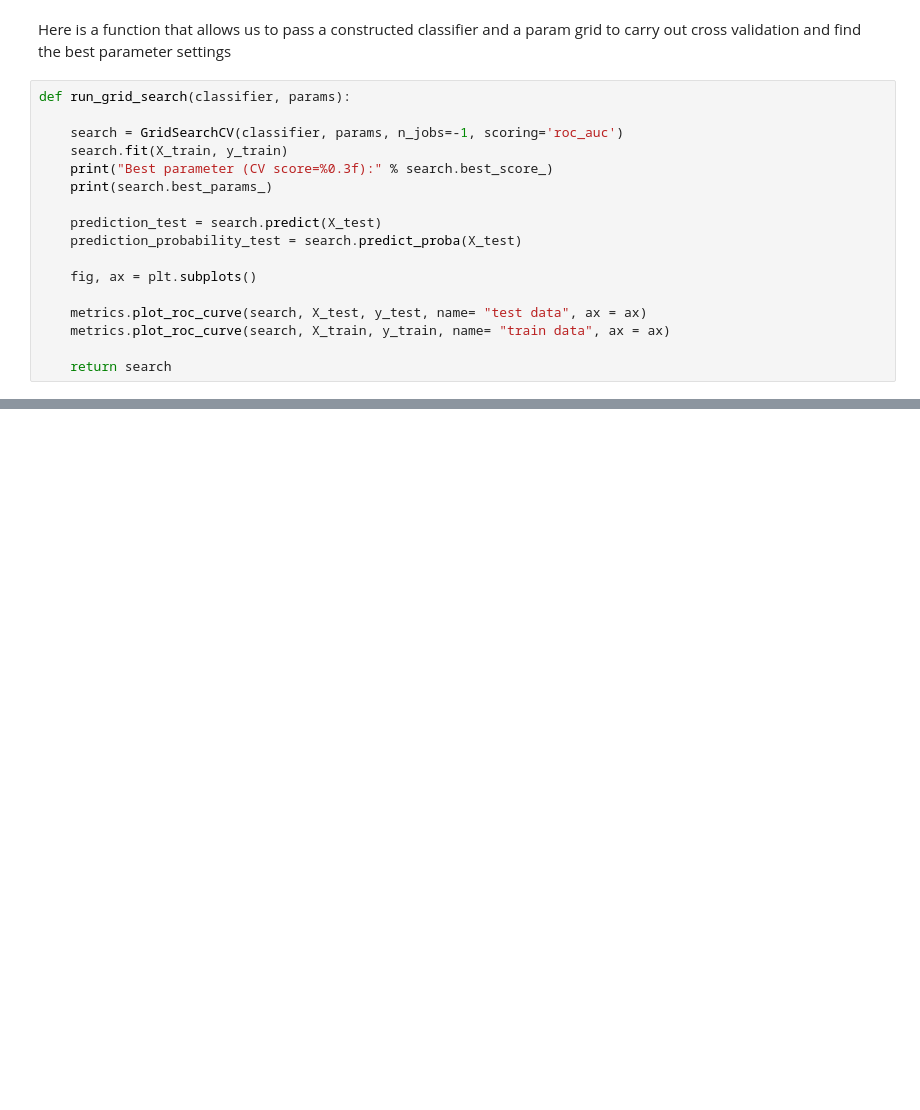
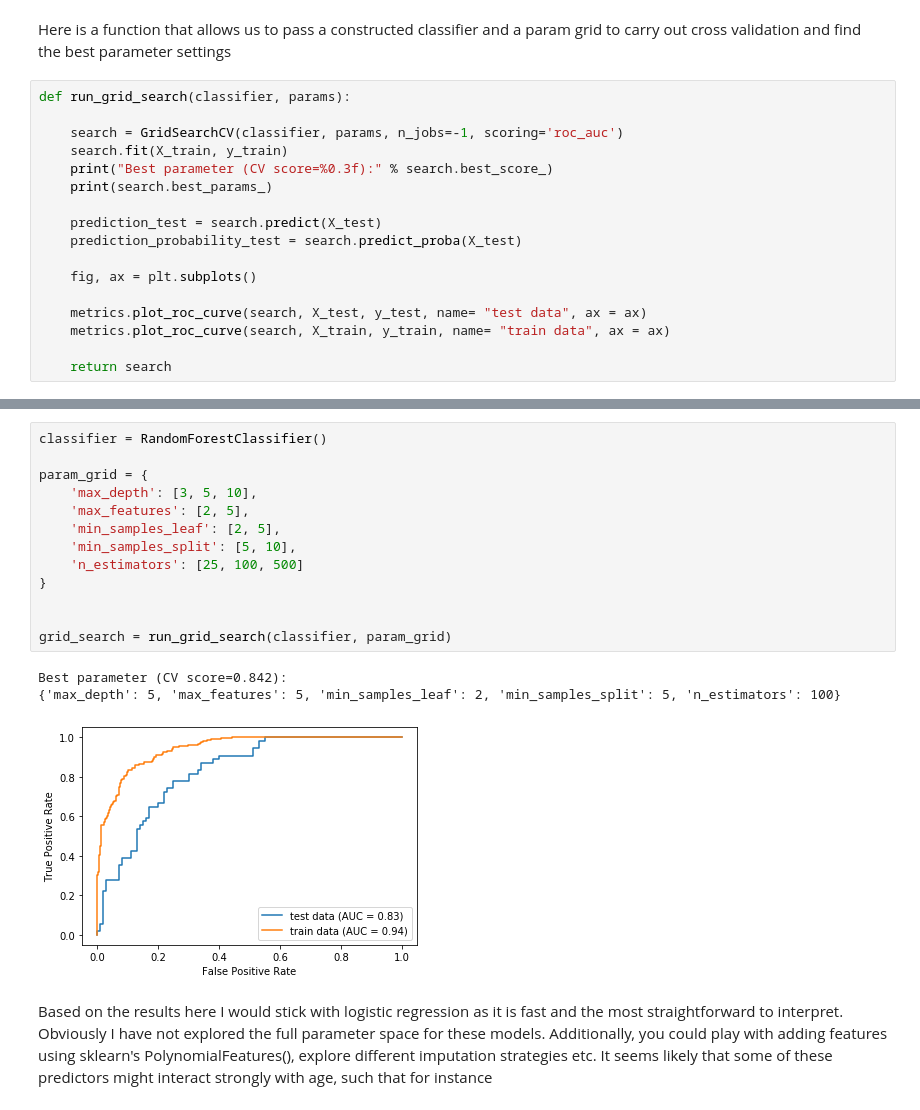
Before and after one commit to jlkeidel/sensyne_test, a Jupyter notebook: Tech_Test.ipynb, the cells around one changed output, grey strips where cells are left out. Saved outputs shown, nothing was run; the diff lists cells and outputs as text; blank space fills up the shorter version.

```diff
--- a/Tech_Test.ipynb
+++ b/Tech_Test.ipynb
@@ -180,0 +194,19 @@ Best parameter (CV score=0.849):
+# %%
+classifier = RandomForestClassifier()
+
+param_grid = {
+    'max_depth': [3, 5, 10],
+    'max_features': [2, 5],
+    'min_samples_leaf': [2, 5],
+    'min_samples_split': [5, 10],
+    'n_estimators': [25, 100, 500]
+}
+
+
+grid_search = run_grid_search(classifier, param_grid)
+# %% [output]
+Best parameter (CV score=0.842):
+{'max_depth': 5, 'max_features': 5, 'min_samples_leaf': 2, 'min_samples_split': 5, 'n_estimators': 100}
+[figure, added]
+# %% [markdown]
+Based on the results here I would stick with logistic regression as it is fast and the most straightforward to interpret.  Obviously I have not explored the full parameter space for these models.  Additionally, you could play with adding features using sklearn's PolynomialFeatures(), explore different imputation strategies etc.  It seems likely that some of these predictors might interact strongly with age, such that for instance
```
Also changed, not shown: parts of 3 cells of this notebook.
